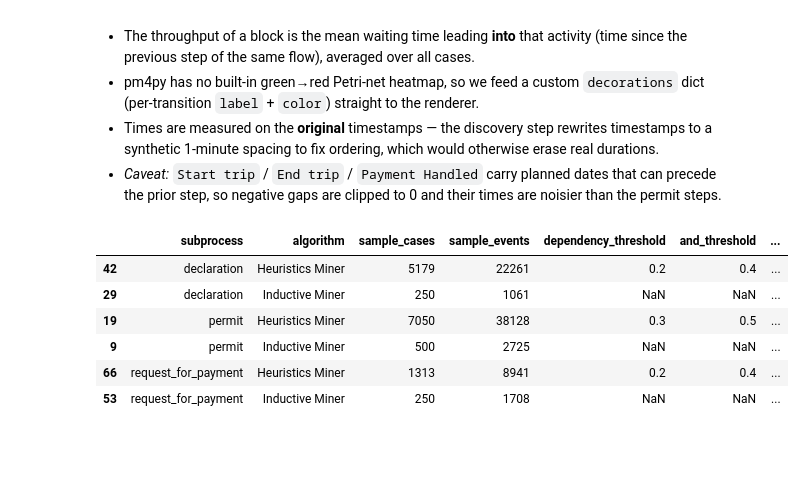
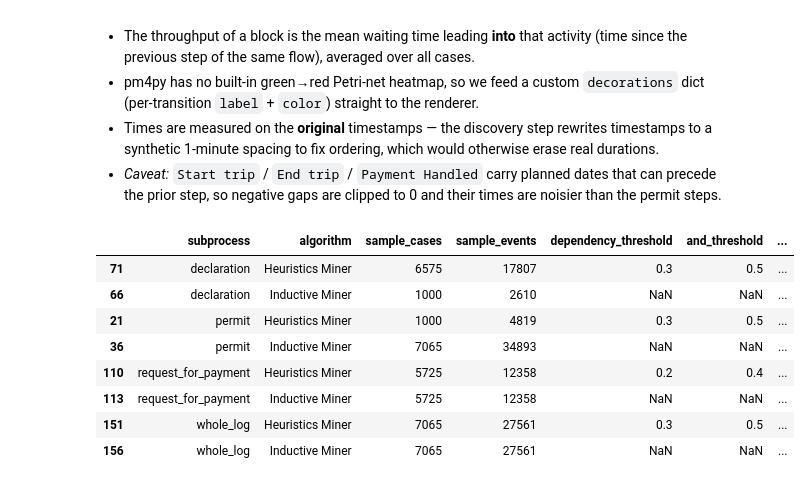
Before and after one commit to TomWolfNL/process-mining-group5, a Jupyter notebook: process_mining.ipynb, the cells around one changed output. Drawn from its saved outputs; the diff is of its cells as text; code cells hidden in the pictures; blank space fills up the shorter version.

```diff
--- a/process_mining.ipynb
+++ b/process_mining.ipynb
@@ -21,18 +21,21 @@ CASE_ID = "case:concept:name"
 ACTIVITY = "concept:name"
 TIMESTAMP = "time:timestamp"
 LIFECYCLE = "lifecycle:transition"
+
 MIN_ACTIVITY_FREQ = 0.01
-COLLAPSE_SELF_LOOPS = True  # collapse consecutive repeats of an activity (A,A->A) to remove self-loop redo constructs
+VARIANT_COVERAGE = 0.02
 
 XES_PATH = "PermitLog.xes"
 OUTPUT_FOLDER = "Output"
 os.makedirs(OUTPUT_FOLDER, exist_ok=True)
 
 SUBPROCESSES = {
-    "permit":              {"prefixes": ["Permit"],              "extra": ["Start trip", "End trip"],             "tail": ["Start trip", "End trip"],             "start": ["Permit SUBMITTED by EMPLOYEE"],              "end": ["FINAL_APPROVED", "REJECTED", "End trip"]},
-    "declaration":         {"prefixes": ["Declaration"],         "extra": ["Send Reminder"],                      "tail": [],                                     "start": ["Declaration SUBMITTED by EMPLOYEE"],         "end": ["FINAL_APPROVED", "REJECTED"]},
-    "request_for_payment": {"prefixes": ["Request For Payment"], "extra": ["Request Payment", "Payment Handled"],  "tail": ["Request Payment", "Payment Handled"],  "start": ["Request For Payment SUBMITTED by EMPLOYEE"], "end": ["FINAL_APPROVED", "REJECTED", "Payment Handled"]},
+    "permit":              {"prefixes": ["Permit"],              "extra": ["Start trip", "End trip"],               "tail": ["Start trip", "End trip"]},
+    "declaration":         {"prefixes": ["Declaration"],         "extra": ["Send Reminder"],                        "tail": []},
+    "request_for_payment": {"prefixes": ["Request For Payment"], "extra": ["Request Payment", "Payment Handled"],   "tail": ["Request Payment", "Payment Handled"]},
 }
+WHOLE_LOG_SCOPE = {"prefixes": [""], "extra": [], "tail": []}
+DISCOVERY_SCOPES = {**SUBPROCESSES, "whole_log": WHOLE_LOG_SCOPE}
 
 BASE_SAMPLE_SIZES = [250, 500, 1000]
 
@@ -43,9 +46,8 @@ heuristics_settings = [
 ]
 
 inductive_settings = [
-    {"noise_threshold": 0.00},
-    {"noise_threshold": 0.05},
-    {"noise_threshold": 0.10},
+    {"noise_threshold": t}
+    for t in (0.00, 0.05, 0.10, 0.15, 0.20, 0.30, 0.40)
 ]
 
 DECISION_METRICS = ["fitness_log", "precision", "generalization", "simplicity"]
@@ -56,18 +58,27 @@ def reduce_net(net, im, fm):
     return net, im, fm
 
 def evaluate_net(net, im, fm, eval_df):
-    fit = pm4py.fitness_token_based_replay(
+    fit = pm4py.fitness_alignments(
         eval_df, net, im, fm,
         activity_key=ACTIVITY, timestamp_key=TIMESTAMP, case_id_key=CASE_ID,
     )
+    precision = pm4py.precision_alignments(
+        eval_df, net, im, fm,
+        activity_key=ACTIVITY, timestamp_key=TIMESTAMP, case_id_key=CASE_ID,
+    )
+    # fit = pm4py.fitness_token_based_replay(
+    #     eval_df, net, im, fm,
+    #     activity_key=ACTIVITY, timestamp_key=TIMESTAMP, case_id_key=CASE_ID,
+    # )
+    # precision = pm4py.precision_token_based_replay(
+    #     eval_df, net, im, fm,
+    #     activity_key=ACTIVITY, timestamp_key=TIMESTAMP, case_id_key=CASE_ID,
+    # )
     metrics = {
         "fitness_log": fit.get("log_fitness"),
         "fitness_average_trace": fit.get("average_trace_fitness"),
         "fitting_traces_percent": fit.get("percentage_of_fitting_traces"),
-        "precision": pm4py.precision_token_based_replay(
-            eval_df, net, im, fm,
-            activity_key=ACTIVITY, timestamp_key=TIMESTAMP, case_id_key=CASE_ID,
-        ),
+        "precision": precision,
         "generalization": pm4py.generalization_tbr(
             eval_df, net, im, fm,
             activity_key=ACTIVITY, timestamp_key=TIMESTAMP, case_id_key=CASE_ID,
@@ -383,7 +396,7 @@ def best_model_label(row):
             f"_noise_{str(float(row['noise_threshold'])).replace('.', '_')}")
 
 for _, row in best_per_algo.iterrows():
-    sp = SUBPROCESSES[row["subprocess"]]
+    sp = DISCOVERY_SCOPES[row["subprocess"]]
     thr = activity_throughput(sp["prefixes"], sp.get("extra", []))
     if thr.empty:
         continue
@@ -399,36 +412,41 @@ for _, row in best_per_algo.iterrows():
             continue
         if t.label in thr.index:
             val = float(thr[t.label])
             decorations[t] = {
                 "label": f"{t.label}\n{human_time(val)}",
                 "color": matplotlib.colors.to_hex(CMAP(norm(val))),
             }
         else:
             decorations[t] = {
                 "label": f"{t.label}\n(start)",
                 "color": matplotlib.colors.to_hex(CMAP(0.0)),
             }
 
     gviz = pn_visualizer.apply(
         net, im, fm,
         variant=pn_visualizer.Variants.WO_DECORATION,
         parameters={
             PNParam.FORMAT: "png",
             PNParam.DECORATIONS: decorations,
             PNParam.RANKDIR: "TB",
             PNParam.FONT_SIZE: 20,
         },
     )
     for _attr in (gviz.graph_attr, gviz.node_attr, gviz.edge_attr):
         _attr["fontname"] = "Helvetica-Bold"
     pn_visualizer.save(gviz, os.path.join(OUTPUT_FOLDER, label + ".png"))
 
+best_per_algo_path = os.path.join(OUTPUT_FOLDER, "permitlog_best_per_algo.csv")
+best_per_algo.to_csv(best_per_algo_path, index=False)
+
 best_per_algo
 # %% [output]
 |  | subprocess | algorithm | sample_cases | sample_events | dependency_threshold | and_threshold | ... |
-| 42 | declaration | Heuristics Miner | 5179 | 22261 | 0.2 | 0.4 | ... |
-| 29 | declaration | Inductive Miner | 250 | 1061 | NaN | NaN | ... |
-| 19 | permit | Heuristics Miner | 7050 | 38128 | 0.3 | 0.5 | ... |
-| 9 | permit | Inductive Miner | 500 | 2725 | NaN | NaN | ... |
-| 66 | request_for_payment | Heuristics Miner | 1313 | 8941 | 0.2 | 0.4 | ... |
-| 53 | request_for_payment | Inductive Miner | 250 | 1708 | NaN | NaN | ... |
+| 71 | declaration | Heuristics Miner | 6575 | 17807 | 0.3 | 0.5 | ... |
+| 66 | declaration | Inductive Miner | 1000 | 2610 | NaN | NaN | ... |
+| 21 | permit | Heuristics Miner | 1000 | 4819 | 0.3 | 0.5 | ... |
+| 36 | permit | Inductive Miner | 7065 | 34893 | NaN | NaN | ... |
+| 110 | request_for_payment | Heuristics Miner | 5725 | 12358 | 0.2 | 0.4 | ... |
+| 113 | request_for_payment | Inductive Miner | 5725 | 12358 | NaN | NaN | ... |
+| 151 | whole_log | Heuristics Miner | 7065 | 27561 | 0.3 | 0.5 | ... |
+| 156 | whole_log | Inductive Miner | 7065 | 27561 | NaN | NaN | ... |
```
Also changed, not shown: parts of 3 cells of this notebook.
